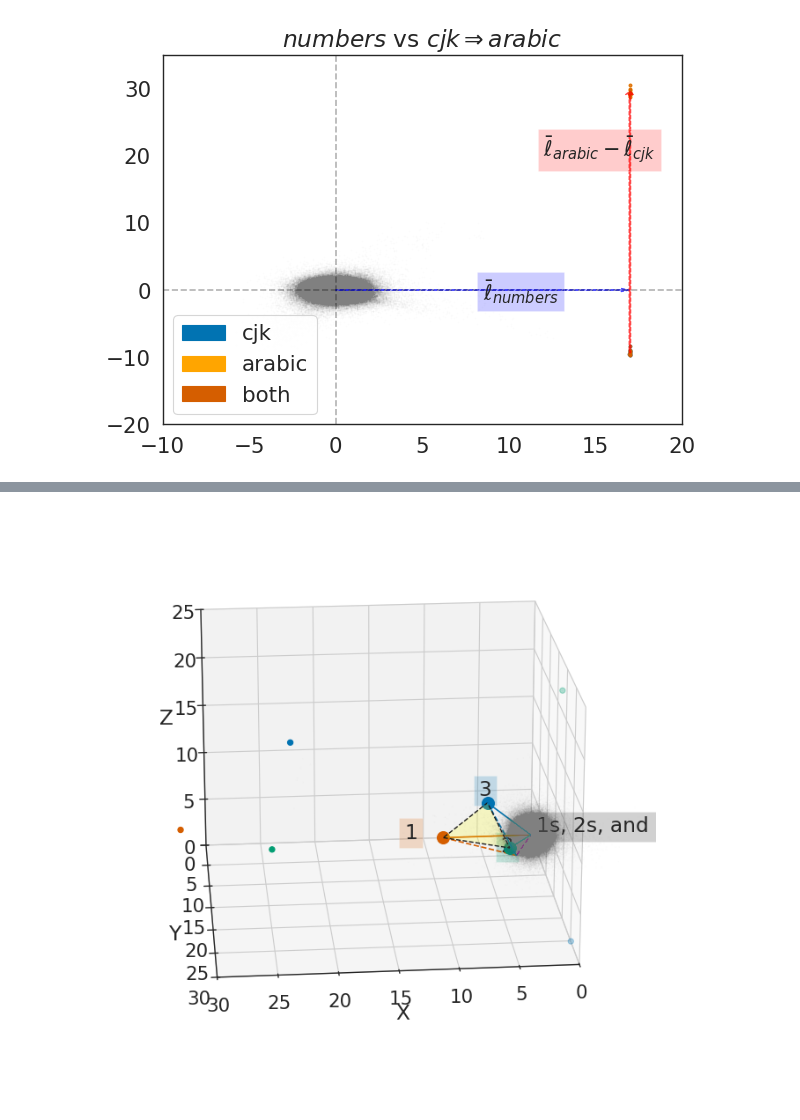
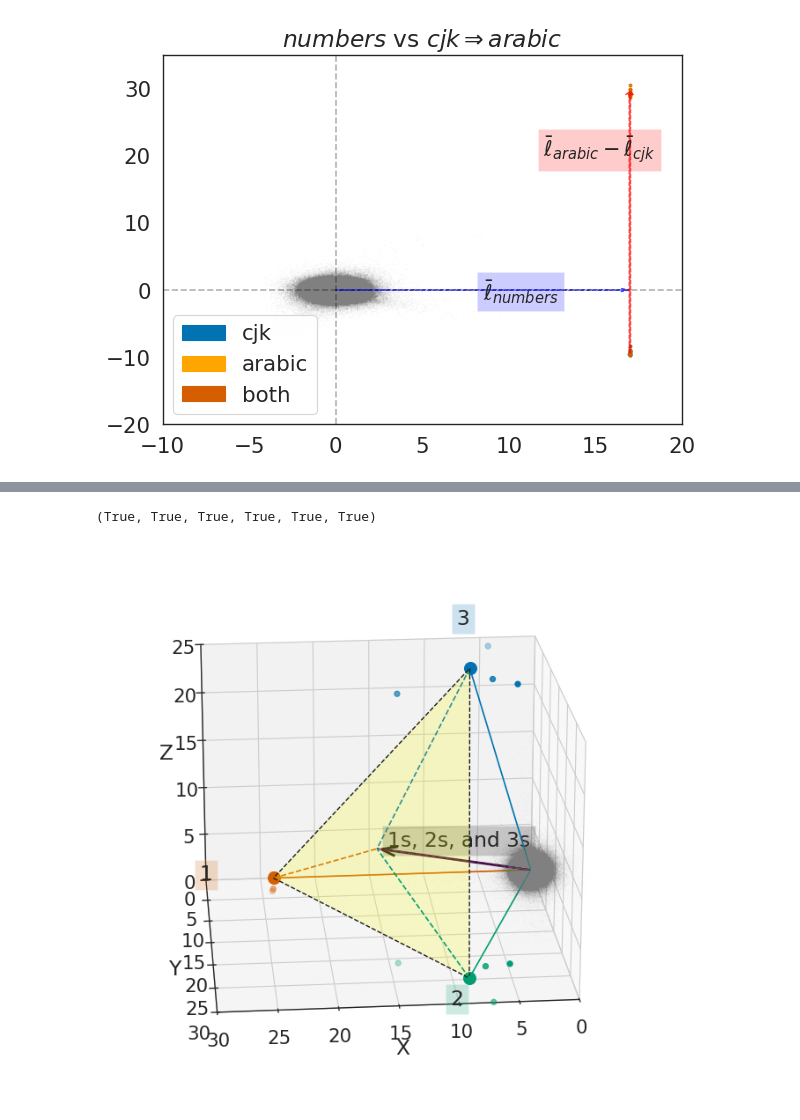
Before and after one commit to joelburget/LLM_Categorical_Hierarchical_Representations, a Jupyter notebook: experiments.ipynb, the cells around one changed output, grey strips where cells are left out. Drawn from its saved outputs; the diff is of its cells as text; code cells hidden in the pictures.

```diff
--- a/experiments.ipynb
+++ b/experiments.ipynb
@@ -572,4 +910,14 @@ fig.show()
+# %%
+"▁one" in vocab_set, "▁One" in vocab_set, "▁two" in vocab_set, "▁Two" in vocab_set, "▁three" in vocab_set, "▁Three" in vocab_set
+# %% [output]
+(True, True, True, True, True, True)
 # %%
-plot3({'1': ['▁一', '1'], '2': ['▁二', '2'], '3': ['▁三', '3']}, '1s, 2s, and 3s')
+plot3(
+    {'1': ['▁一', '1', "▁one", "▁One"],
+     '2': ['▁二', '2', "▁two", "▁Two"],
+     '3': ['▁三', '3', "▁three", "▁Three"],
+    },
+    '1s, 2s, and 3s'
+)
 # %% [output]
-[figure, old version]
+[figure, new version]
```
Also changed, not shown: parts of 28 cells of this notebook.
